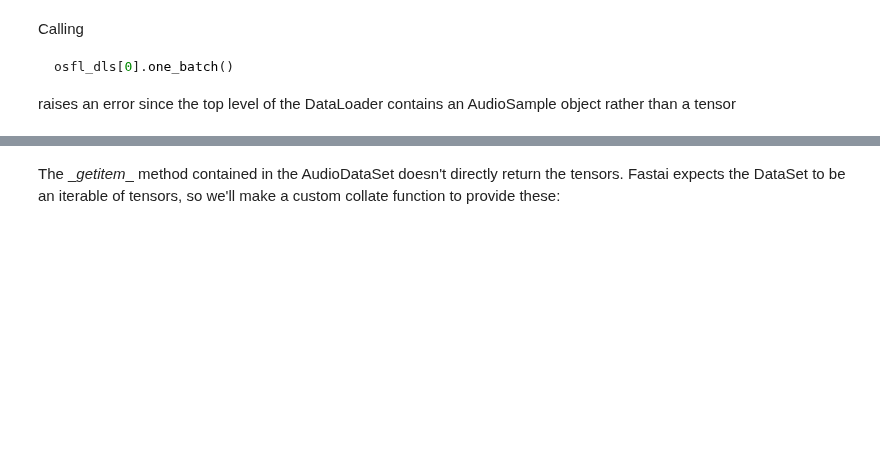
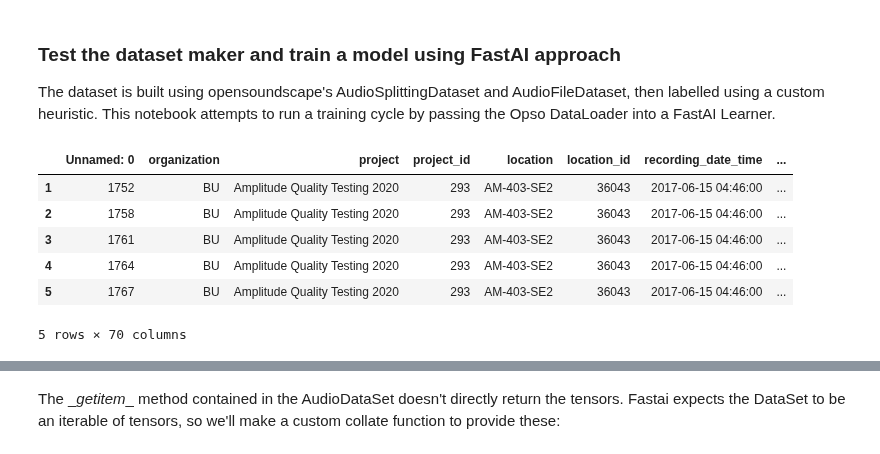
Before and after one commit to Mgallimore88/osfl_cnn_recognizer, a Jupyter notebook: notebooks/exploratory_nbs/1.14-mjg-osfl-check-build-dataset.ipynb, the cells around one changed output, grey strips where cells are left out. Cells and saved outputs as stored; diff of their text form; code cells hidden in the pictures; blank space fills up the shorter version.

````diff
--- a/notebooks/exploratory_nbs/1.14-mjg-osfl-check-build-dataset.ipynb
+++ b/notebooks/exploratory_nbs/1.14-mjg-osfl-check-build-dataset.ipynb
@@ -36,6 +1,3 @@ osfl_dls = DataLoaders.from_dsets(training_dataset,training_dataset)
-# %% [markdown]
-Calling
-``` python
-osfl_dls[0].one_batch()
-```
- raises an error since the top level of the DataLoader contains an AudioSample object rather than a tensor
+# %% [markdown]
+### Test the dataset maker and train a model using FastAI approach
+The dataset is built using opensoundscape's AudioSplittingDataset and AudioFileDataset, then labelled using a custom heuristic. This notebook attempts to run a training cycle by passing the Opso DataLoader into a FastAI Learner.
@@ -41,0 +22,10 @@ osfl_dls[0].one_batch()
+# %%
+df_train.head()
+# %% [output]
+|  | Unnamed: 0 | organization | project | project_id | location | location_id | recording_date_time | ... |
+| 1 | 1752 | BU | Amplitude Quality Testing 2020 | 293 | AM-403-SE2 | 36043 | 2017-06-15 04:46:00 | ... |
+| 2 | 1758 | BU | Amplitude Quality Testing 2020 | 293 | AM-403-SE2 | 36043 | 2017-06-15 04:46:00 | ... |
+| 3 | 1761 | BU | Amplitude Quality Testing 2020 | 293 | AM-403-SE2 | 36043 | 2017-06-15 04:46:00 | ... |
+| 4 | 1764 | BU | Amplitude Quality Testing 2020 | 293 | AM-403-SE2 | 36043 | 2017-06-15 04:46:00 | ... |
+| 5 | 1767 | BU | Amplitude Quality Testing 2020 | 293 | AM-403-SE2 | 36043 | 2017-06-15 04:46:00 | ... |
+5 rows × 70 columns
````
Also changed, not shown: parts of 48 cells of this notebook, 2 other files.
